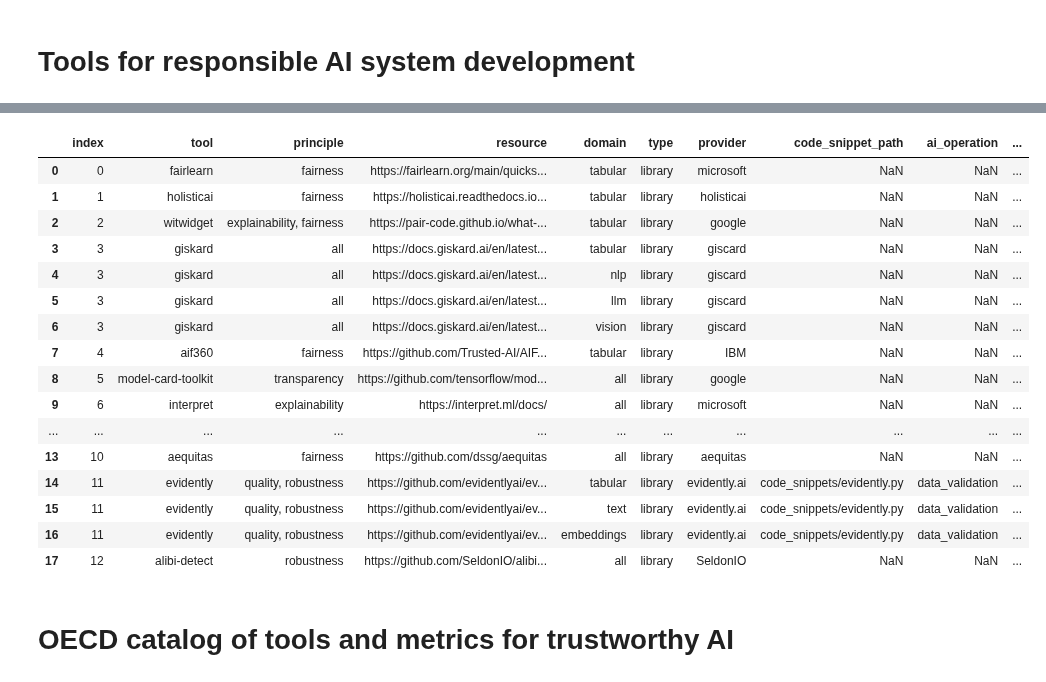
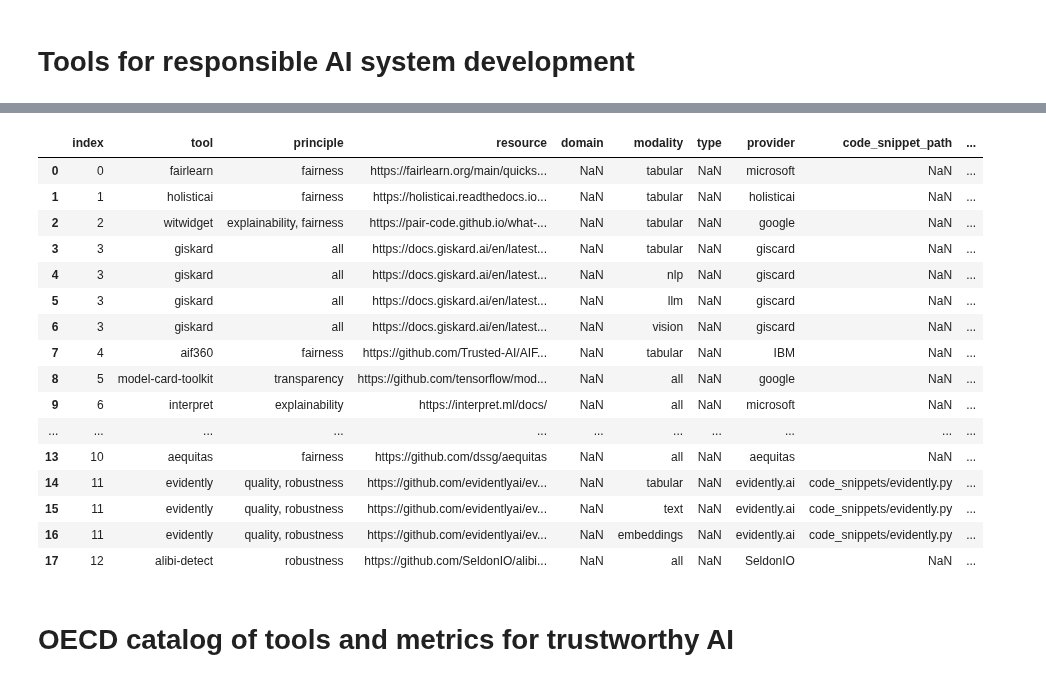
Before and after one commit to AlbanaCelepija/enhanced_mlops, a Jupyter notebook: tools_catalog/tools.ipynb, the cells around one changed output, grey strips where cells are left out. Saved outputs shown, nothing was run; the diff lists cells and outputs as text; code cells hidden in the pictures.

```diff
--- a/tools_catalog/tools.ipynb
+++ b/tools_catalog/tools.ipynb
@@ -75,25 +172,25 @@ tools_principles_df
 | 11 | evidently | quality, robustness | https://github.com/evidentlyai/ev... | NaN | [tabular, text, embeddings] | NaN | evidently.ai | code_snippets/evidently.py | data_validation | ... |
 | 12 | alibi-detect | robustness | https://github.com/SeldonIO/alibi... | NaN | [all] | NaN | SeldonIO | NaN | NaN | ... |
 # %%
-tools_principles_df.explode("domain").reset_index()
+tools_principles_df.explode("modality").reset_index()
 # %% [output]
-|  | index | tool | principle | resource | domain | type | provider | code_snippet_path | ai_operation | ... |
-| 0 | 0 | fairlearn | fairness | https://fairlearn.org/main/quicks... | tabular | library | microsoft | NaN | NaN | ... |
-| 1 | 1 | holisticai | fairness | https://holisticai.readthedocs.io... | tabular | library | holisticai | NaN | NaN | ... |
-| 2 | 2 | witwidget | explainability, fairness | https://pair-code.github.io/what-... | tabular | library | google | NaN | NaN | ... |
-| 3 | 3 | giskard | all | https://docs.giskard.ai/en/latest... | tabular | library | giscard | NaN | NaN | ... |
-| 4 | 3 | giskard | all | https://docs.giskard.ai/en/latest... | nlp | library | giscard | NaN | NaN | ... |
-| 5 | 3 | giskard | all | https://docs.giskard.ai/en/latest... | llm | library | giscard | NaN | NaN | ... |
-| 6 | 3 | giskard | all | https://docs.giskard.ai/en/latest... | vision | library | giscard | NaN | NaN | ... |
-| 7 | 4 | aif360 | fairness | https://github.com/Trusted-AI/AIF... | tabular | library | IBM | NaN | NaN | ... |
-| 8 | 5 | model-card-toolkit | transparency | https://github.com/tensorflow/mod... | all | library | google | NaN | NaN | ... |
-| 9 | 6 | interpret | explainability | https://interpret.ml/docs/ | all | library | microsoft | NaN | NaN | ... |
+|  | index | tool | principle | resource | domain | modality | type | provider | code_snippet_path | ... |
+| 0 | 0 | fairlearn | fairness | https://fairlearn.org/main/quicks... | NaN | tabular | NaN | microsoft | NaN | ... |
+| 1 | 1 | holisticai | fairness | https://holisticai.readthedocs.io... | NaN | tabular | NaN | holisticai | NaN | ... |
+| 2 | 2 | witwidget | explainability, fairness | https://pair-code.github.io/what-... | NaN | tabular | NaN | google | NaN | ... |
+| 3 | 3 | giskard | all | https://docs.giskard.ai/en/latest... | NaN | tabular | NaN | giscard | NaN | ... |
+| 4 | 3 | giskard | all | https://docs.giskard.ai/en/latest... | NaN | nlp | NaN | giscard | NaN | ... |
+| 5 | 3 | giskard | all | https://docs.giskard.ai/en/latest... | NaN | llm | NaN | giscard | NaN | ... |
+| 6 | 3 | giskard | all | https://docs.giskard.ai/en/latest... | NaN | vision | NaN | giscard | NaN | ... |
+| 7 | 4 | aif360 | fairness | https://github.com/Trusted-AI/AIF... | NaN | tabular | NaN | IBM | NaN | ... |
+| 8 | 5 | model-card-toolkit | transparency | https://github.com/tensorflow/mod... | NaN | all | NaN | google | NaN | ... |
+| 9 | 6 | interpret | explainability | https://interpret.ml/docs/ | NaN | all | NaN | microsoft | NaN | ... |
 | ... | ... | ... | ... | ... | ... | ... | ... | ... | ... | ... |
-| 13 | 10 | aequitas | fairness | https://github.com/dssg/aequitas | all | library | aequitas | NaN | NaN | ... |
-| 14 | 11 | evidently | quality, robustness | https://github.com/evidentlyai/ev... | tabular | library | evidently.ai | code_snippets/evidently.py | data_validation | ... |
-| 15 | 11 | evidently | quality, robustness | https://github.com/evidentlyai/ev... | text | library | evidently.ai | code_snippets/evidently.py | data_validation | ... |
-| 16 | 11 | evidently | quality, robustness | https://github.com/evidentlyai/ev... | embeddings | library | evidently.ai | code_snippets/evidently.py | data_validation | ... |
-| 17 | 12 | alibi-detect | robustness | https://github.com/SeldonIO/alibi... | all | library | SeldonIO | NaN | NaN | ... |
+| 13 | 10 | aequitas | fairness | https://github.com/dssg/aequitas | NaN | all | NaN | aequitas | NaN | ... |
+| 14 | 11 | evidently | quality, robustness | https://github.com/evidentlyai/ev... | NaN | tabular | NaN | evidently.ai | code_snippets/evidently.py | ... |
+| 15 | 11 | evidently | quality, robustness | https://github.com/evidentlyai/ev... | NaN | text | NaN | evidently.ai | code_snippets/evidently.py | ... |
+| 16 | 11 | evidently | quality, robustness | https://github.com/evidentlyai/ev... | NaN | embeddings | NaN | evidently.ai | code_snippets/evidently.py | ... |
+| 17 | 12 | alibi-detect | robustness | https://github.com/SeldonIO/alibi... | NaN | all | NaN | SeldonIO | NaN | ... |
 # %% [markdown]
 # OECD catalog of tools and metrics for trustworthy AI
 # %% [markdown]
```
Also changed, not shown: parts of 4 cells of this notebook, 17 other files.
